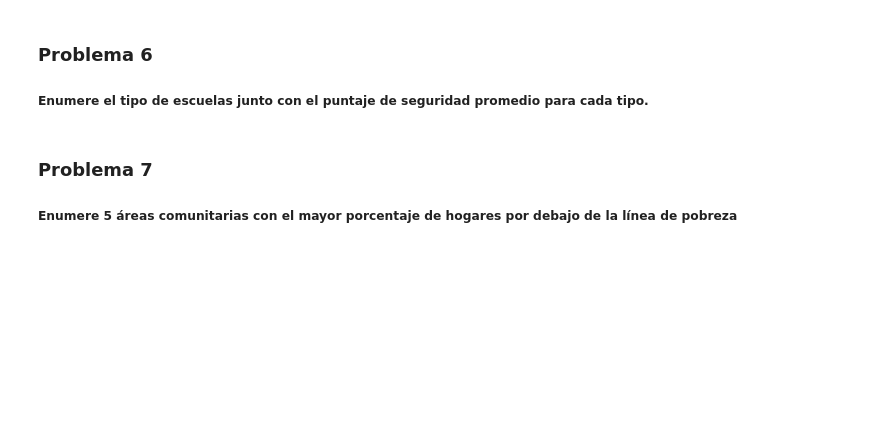
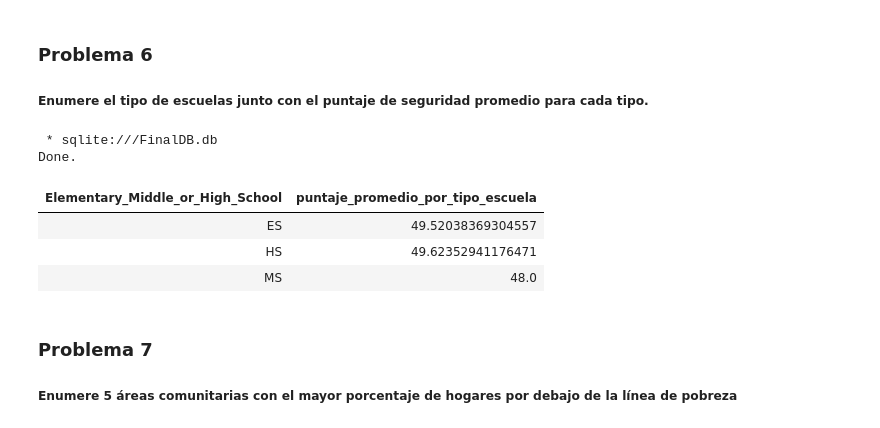
Before and after one commit to flavioaguirre/final_project_SQL_IBM, a Jupyter notebook: mod5-final-project-v2.ipynb, the cells around one changed output. Saved outputs shown, nothing was run; the diff lists cells and outputs as text; code cells hidden in the pictures; blank space fills up the shorter version.

```diff
--- a/mod5-final-project-v2.ipynb
+++ b/mod5-final-project-v2.ipynb
@@ -229,6 +260,23 @@ print(listado)
 ### Problema 6
 
 ##### Enumere el tipo de escuelas junto con el puntaje de seguridad promedio para cada tipo.
+# %%
+%%sql
+SELECT DISTINCT Elementary_Middle_or_High_School,
+    AVG(safety_score) AS puntaje_promedio_por_tipo_escuela
+FROM chicago_public_schools_data
+WHERE Elementary_Middle_or_High_School IN ('ES','HS','MS')
+GROUP BY
+    Elementary_Middle_or_High_School
+ORDER BY
+    Elementary_Middle_or_High_School
+# %% [output]
+ * sqlite:///FinalDB.db
+Done.
+| Elementary_Middle_or_High_School | puntaje_promedio_por_tipo_escuela |
+| ES | 49.52038369304557 |
+| HS | 49.62352941176471 |
+| MS | 48.0 |
 # %% [markdown]
 ### Problema 7
 
```
Also changed, not shown: parts of 9 cells of this notebook, 1 other file.
